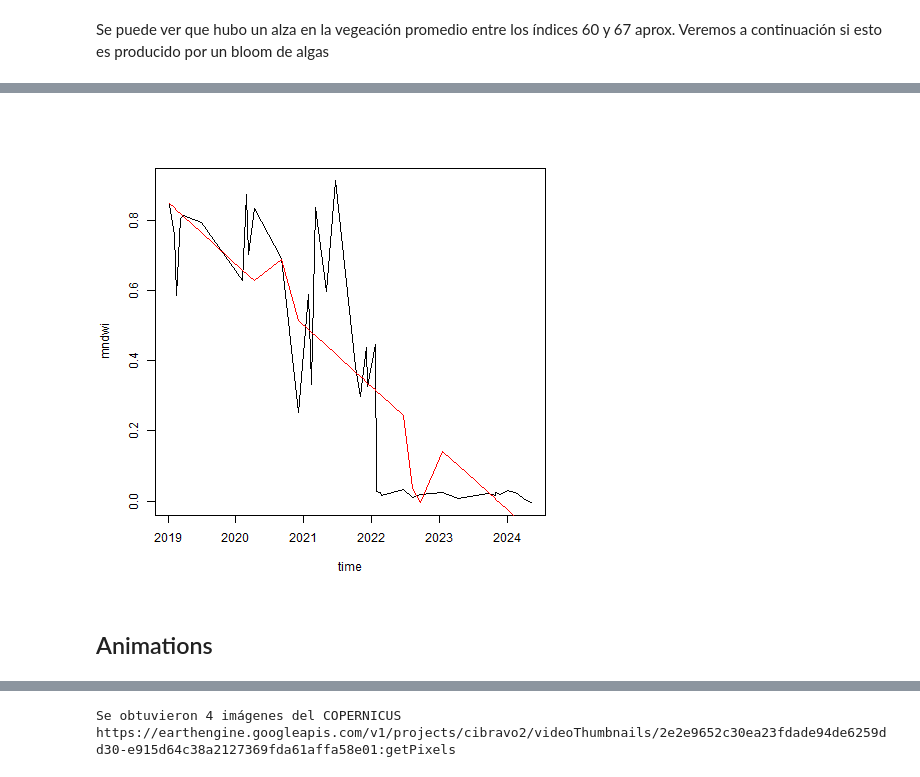
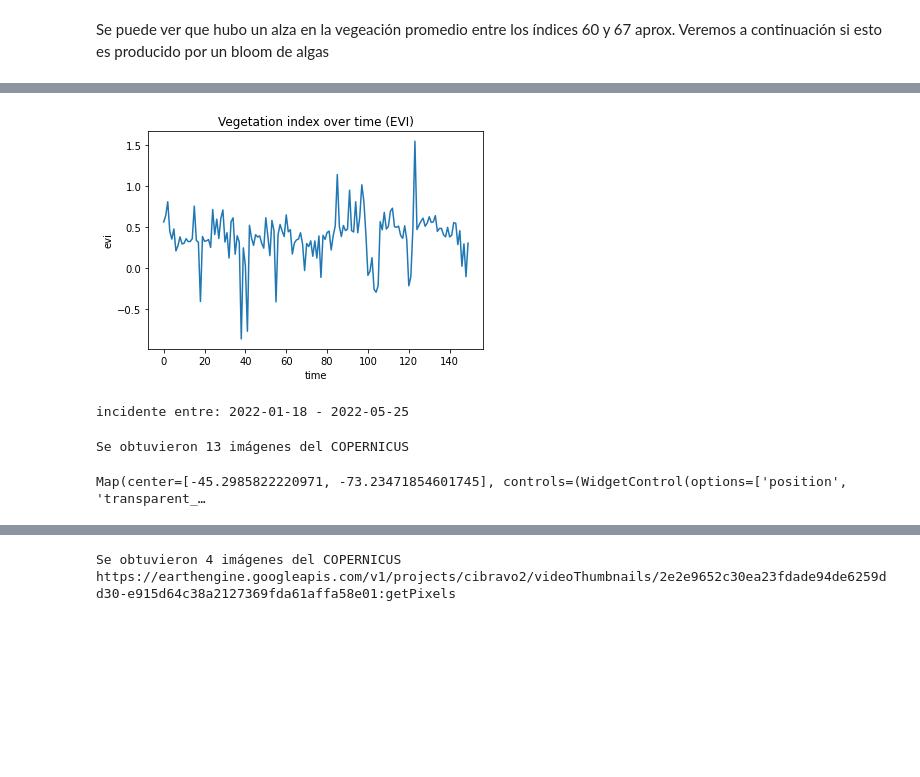
Before and after one commit to cristobalstrange/ProyectoCDDGIMT2118, a Jupyter notebook: main.ipynb, the cells around one changed output, grey strips where cells are left out. Cells and saved outputs as stored; diff of their text form; code cells hidden in the pictures; blank space fills up the shorter version.

```diff
--- a/main.ipynb
+++ b/main.ipynb
@@ -377,12 +362,0 @@ data
-# %%
-%%R
-fit <- lm(mndwi ~ time * dummy, data = data)
-# summary(fit)
-
-data$fitted <- fit$fitted.values
-plot(mndwi ~ time, data = data, type = "l")
-lines(fitted ~ time, data = data, col = "red")
-# %% [output]
-[figure, removed]
-# %% [markdown]
-## Animations
@@ -419,0 +363,50 @@ lines(fitted ~ time, data = data, col = "red")
+# %%
+centro = 'LA LEONA (EA36-110214)'
+data = gpd.read_file('data_center.geojson').to_crs(4326)
+center = data[data['Name'] == centro]
+center_location = list(center['geometry'].get_coordinates().values[0][::-1])
+
+aoi = gpd.GeoSeries(center['geometry'].buffer(0.05, cap_style=3)).to_crs(4326).to_json()
+aoi_bbox = ee.Geometry.Polygon(json.loads(aoi)['features'][0]['geometry']['coordinates'], 'EPSG:4326')
+
+data_center = pd.read_csv(f'metrics/{centro}.csv')
+data_center = data_center.dropna()
+plt.plot(data_center['evi'])
+plt.title('Vegetation index over time (EVI)')
+plt.xlabel('time')
+plt.ylabel('evi')
+plt.show()
+print(f'incidente entre: {list(data_center["time"])[90]} - {list(data_center["time"])[100]}')
+# %% [output]
+[figure, added]
+incidente entre: 2022-01-18 - 2022-05-25
+# %%
+dates = ['2022-01-10', '2022-05-30']
+clouds = 50
+collection_copernicus, images_copernicus = get_copernicus_collection(aoi_bbox, dates, clouds=clouds)
+image_copernicus = collection_copernicus.median()
+image_copernicus = image_copernicus.clip(aoi_bbox)
+
+
+fecha = '2022-05-25'
+dayOfInterest = ee.Date(fecha)
+sentinel2_collection = ee.ImageCollection('COPERNICUS/S2_SR').filterDate(dayOfInterest, dayOfInterest.advance(10, 'day')).filterBounds(aoi_bbox)
+calculate_evi_image = calculate_evi(sentinel2_collection).mean().clip(aoi_bbox)
+
+
+Map = geemap.Map(center=center_location, zoom=13)
+Map.addLayer(aoi_bbox)
+visParams = {
+    'min': -1,
+    'max': 1,
+    'palette': ['black', 'blue', 'purple', 'cyan', 'green', 'yellow', 'red']
+}
+Map.addLayer(calculate_evi_image, visParams, 'EVI', True)
+
+imageRGB = image_copernicus.visualize(**{'bands': ['TCI_R', 'TCI_G', 'TCI_B'],'min':0, 'max': 100})
+Map.addLayer(imageRGB, {}, 'RGB', True)
+
+Map
+# %% [output]
+Se obtuvieron 13 imágenes del COPERNICUS
+Map(center=[-45.2985822220971, -73.23471854601745], controls=(WidgetControl(options=['position', 'transparent_…
```
Also changed, not shown: parts of 10 cells of this notebook.
